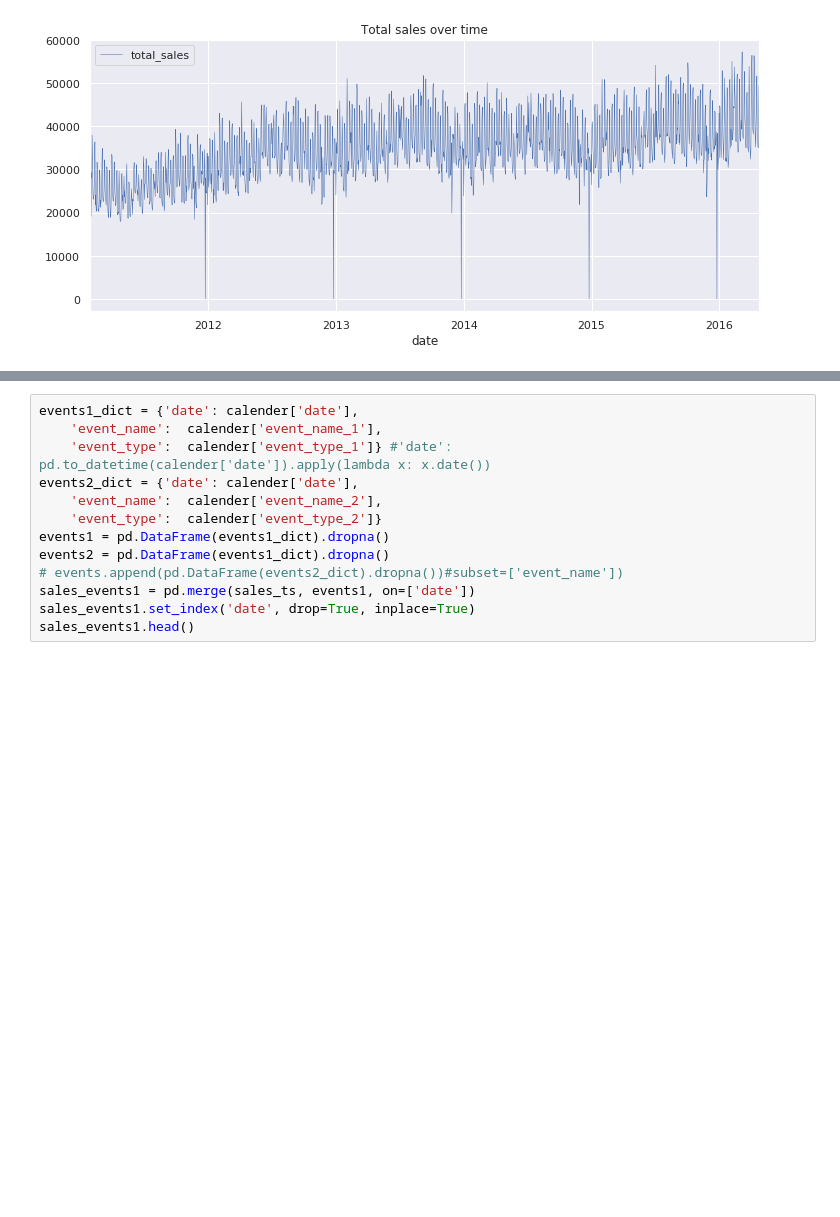
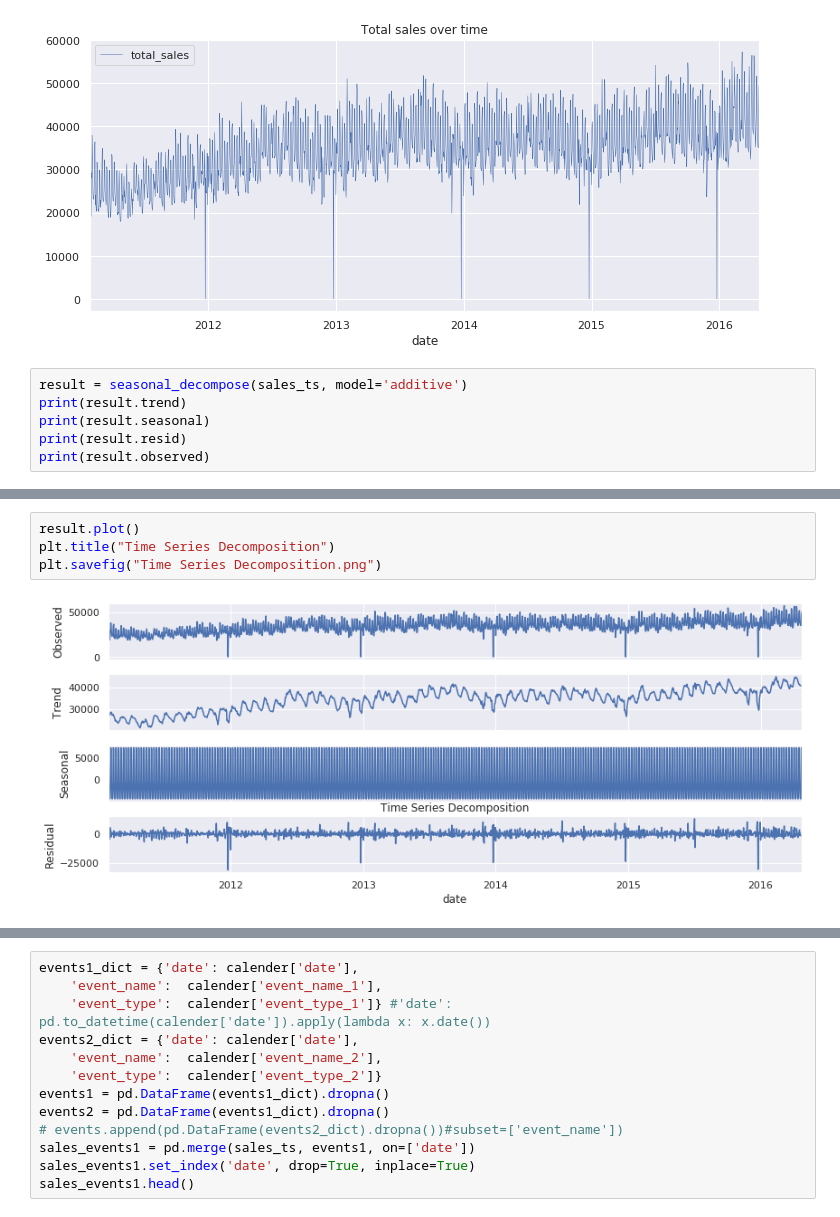
Before and after one commit to rka97/BigDataM5Project, a Jupyter notebook: code/data_exploration.ipynb, the cells around one changed output, grey strips where cells are left out. Cells and saved outputs as stored; diff of their text form; blank space fills up the shorter version.

Commit message:
more figures

```diff
--- a/code/data_exploration.ipynb
+++ b/code/data_exploration.ipynb
@@ -385,3 +392,9 @@ plt.title("Total sales over time")
 plt.savefig("Total sales over time")
 # %% [output]
 [figure]
+# %%
+result = seasonal_decompose(sales_ts, model='additive')
+print(result.trend)
+print(result.seasonal)
+print(result.resid)
+print(result.observed)
@@ -387,0 +419,6 @@ plt.savefig("Total sales over time")
+# %%
+result.plot()
+plt.title("Time Series Decomposition")
+plt.savefig("Time Series Decomposition.png")
+# %% [output]
+[figure, added]
```
Also changed, not shown: parts of 33 cells of this notebook, 15 other files.
